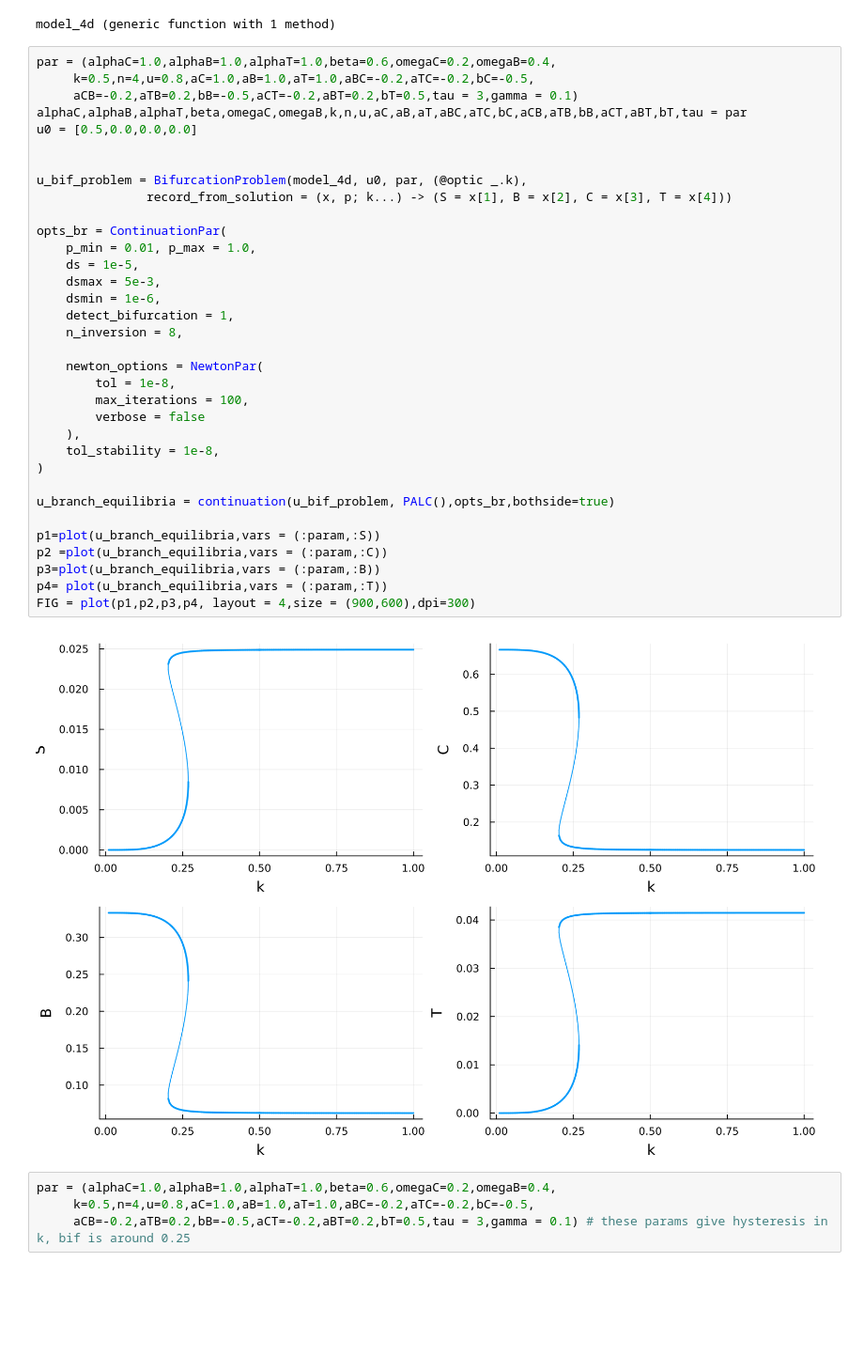
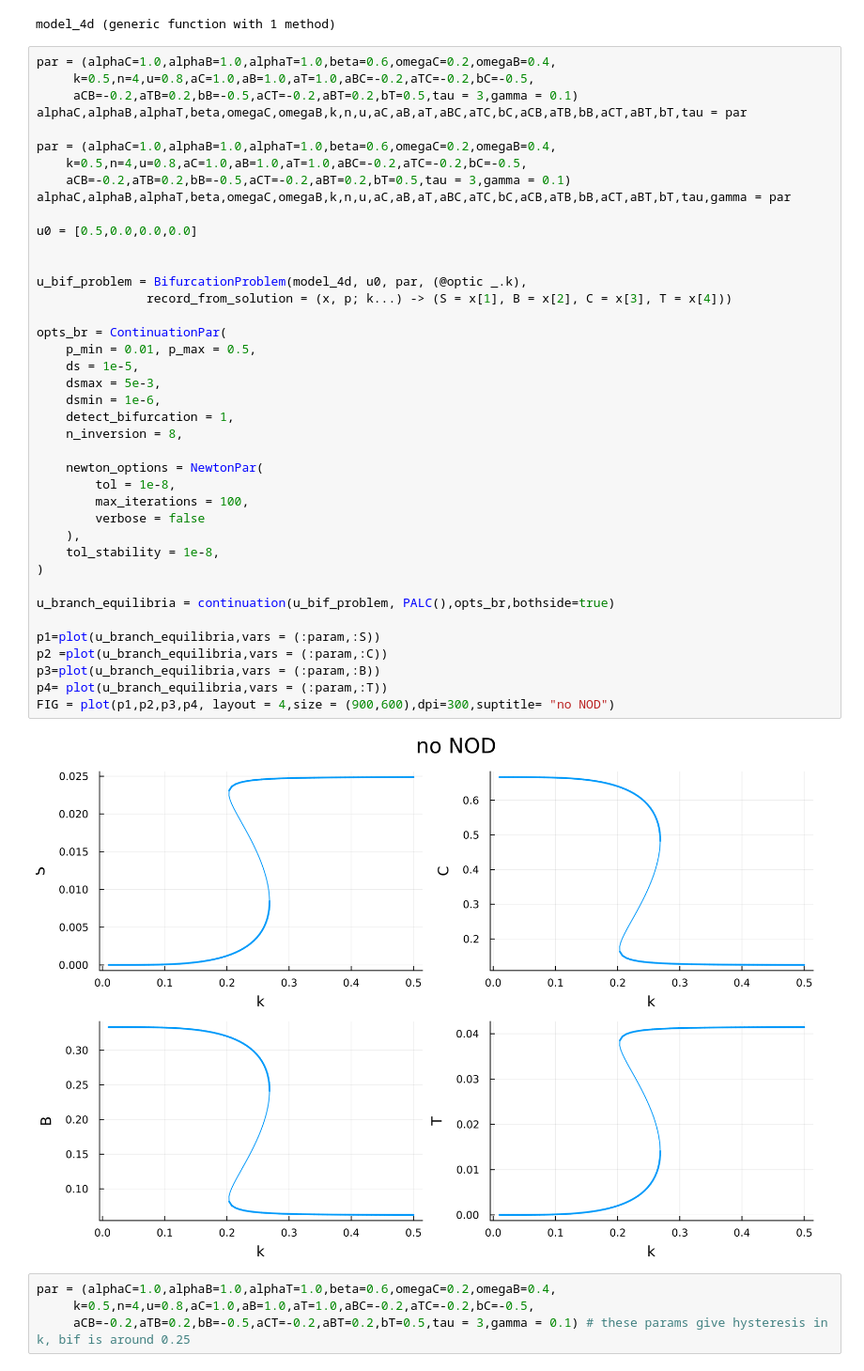
Before and after one commit to valentine-alia/MAE-6870, a Jupyter notebook: project/continuation_no_NOD.ipynb, the cells around one changed output. Shown at 94% size. Cells and saved outputs as stored; diff of their text form; blank space fills up the shorter version.

```diff
--- a/project/continuation_no_NOD.ipynb
+++ b/project/continuation_no_NOD.ipynb
@@ -35,37 +38,43 @@ par = (alphaC=1.0,alphaB=1.0,alphaT=1.0,beta=0.6,omegaC=0.2,omegaB=0.4,
      k=0.5,n=4,u=0.8,aC=1.0,aB=1.0,aT=1.0,aBC=-0.2,aTC=-0.2,bC=-0.5,
      aCB=-0.2,aTB=0.2,bB=-0.5,aCT=-0.2,aBT=0.2,bT=0.5,tau = 3,gamma = 0.1)
 alphaC,alphaB,alphaT,beta,omegaC,omegaB,k,n,u,aC,aB,aT,aBC,aTC,bC,aCB,aTB,bB,aCT,aBT,bT,tau = par
+
+par = (alphaC=1.0,alphaB=1.0,alphaT=1.0,beta=0.6,omegaC=0.2,omegaB=0.4,
+    k=0.5,n=4,u=0.8,aC=1.0,aB=1.0,aT=1.0,aBC=-0.2,aTC=-0.2,bC=-0.5,
+    aCB=-0.2,aTB=0.2,bB=-0.5,aCT=-0.2,aBT=0.2,bT=0.5,tau = 3,gamma = 0.1)
+alphaC,alphaB,alphaT,beta,omegaC,omegaB,k,n,u,aC,aB,aT,aBC,aTC,bC,aCB,aTB,bB,aCT,aBT,bT,tau,gamma = par
+
 u0 = [0.5,0.0,0.0,0.0]
 
 
 u_bif_problem = BifurcationProblem(model_4d, u0, par, (@optic _.k),
                record_from_solution = (x, p; k...) -> (S = x[1], B = x[2], C = x[3], T = x[4]))
 
 opts_br = ContinuationPar(
-    p_min = 0.01, p_max = 1.0,
+    p_min = 0.01, p_max = 0.5,
     ds = 1e-5,
     dsmax = 5e-3,
     dsmin = 1e-6,
     detect_bifurcation = 1,
     n_inversion = 8,
 
     newton_options = NewtonPar(
         tol = 1e-8,
         max_iterations = 100,
         verbose = false
     ),
     tol_stability = 1e-8,
 )
 
 u_branch_equilibria = continuation(u_bif_problem, PALC(),opts_br,bothside=true)
 
 p1=plot(u_branch_equilibria,vars = (:param,:S))
 p2 =plot(u_branch_equilibria,vars = (:param,:C))
 p3=plot(u_branch_equilibria,vars = (:param,:B))
 p4= plot(u_branch_equilibria,vars = (:param,:T))
-FIG = plot(p1,p2,p3,p4, layout = 4,size = (900,600),dpi=300)
+FIG = plot(p1,p2,p3,p4, layout = 4,size = (900,600),dpi=300,suptitle= "no NOD")
 # %% [output]
-[figure, old version]
+[figure, new version]
 # %%
 par = (alphaC=1.0,alphaB=1.0,alphaT=1.0,beta=0.6,omegaC=0.2,omegaB=0.4,
      k=0.5,n=4,u=0.8,aC=1.0,aB=1.0,aT=1.0,aBC=-0.2,aTC=-0.2,bC=-0.5,
```
Also changed, not shown: parts of 3 cells of this notebook, 7 other files.
